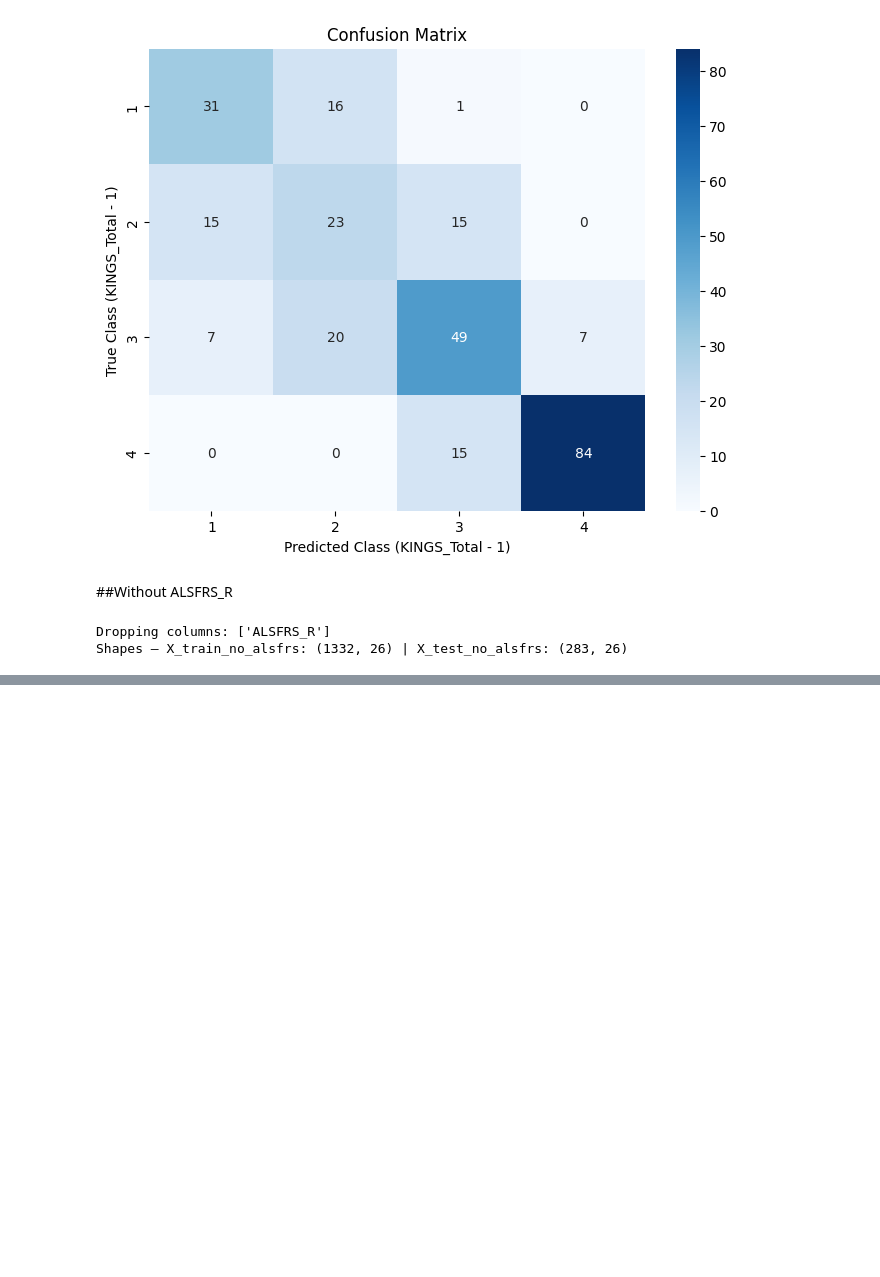
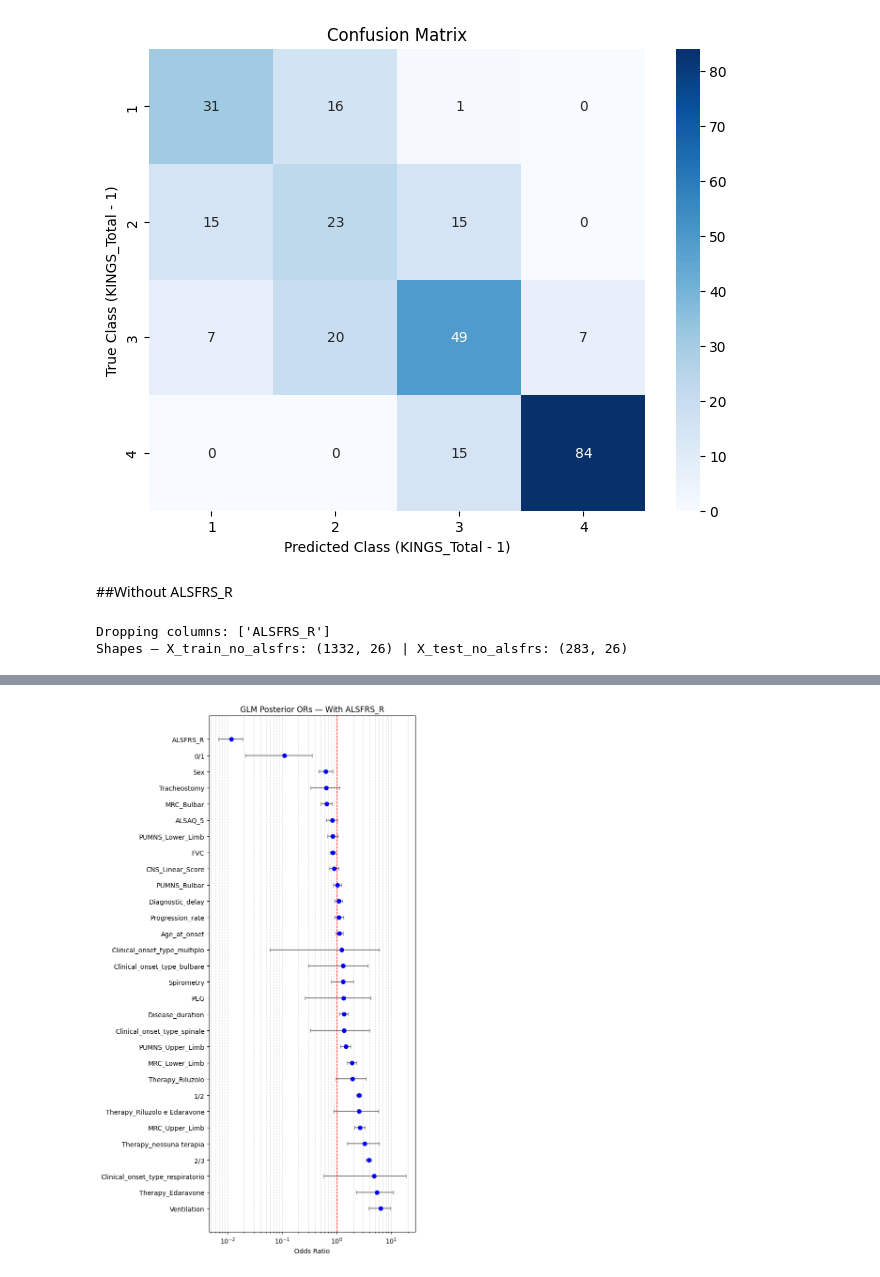
Before and after one commit to FaridRash/Advance-Statistical-Learnin--Semester-3, a Jupyter notebook: Farid/Farid_GLM.ipynb, the cells around one changed output, grey strips where cells are left out. Cells and saved outputs as stored; diff of their text form; code cells hidden in the pictures; blank space fills up the shorter version.

```diff
--- a/Farid/Farid_GLM.ipynb
+++ b/Farid/Farid_GLM.ipynb
@@ -410,0 +495,45 @@ Df Model:                          26
+# %%
+import matplotlib.pyplot as plt
+
+def plot_forest(post_df, title="Posterior Odds Ratios (95% CI)", figsize=(7, None), sort_by="OR_mean"):
+    # Sort predictors (optional)
+    post_df = post_df.sort_values(by=sort_by)
+
+    # Plot setup
+    n = len(post_df)
+    figsize = (figsize[0], n * 0.4 if figsize[1] is None else figsize[1])
+    fig, ax = plt.subplots(figsize=figsize)
+
+    # Extract values
+    or_means = post_df["OR_mean"]
+    or_lows  = post_df["OR_2.5%"]
+    or_highs = post_df["OR_97.5%"]
+    labels   = post_df.index.tolist()
+    y_pos    = range(len(post_df))
+
+    # Error bars (horizontal)
+    ax.errorbar(
+        x=or_means, y=y_pos,
+        xerr=[or_means - or_lows, or_highs - or_means],
+        fmt='o', color='blue', ecolor='gray', capsize=3
+    )
+
+    # Reference line at OR = 1 (no effect)
+    ax.axvline(x=1.0, color='red', linestyle='--', linewidth=1)
+
+    # Axes formatting
+    ax.set_yticks(y_pos)
+    ax.set_yticklabels(labels)
+    ax.set_xlabel("Odds Ratio")
+    ax.set_title(title)
+    ax.invert_yaxis()  # Highest OR at top
+    ax.set_xscale('log')  # Log scale for ORs
+
+    plt.grid(True, which='both', axis='x', linestyle='--', alpha=0.5)
+    plt.tight_layout()
+    plt.show()
+
+# Example usage:
+plot_forest(post_glm, title="GLM Posterior ORs — With ALSFRS_R")
+# %% [output]
+[figure, added]
```
Also changed, not shown: parts of 12 cells of this notebook.
